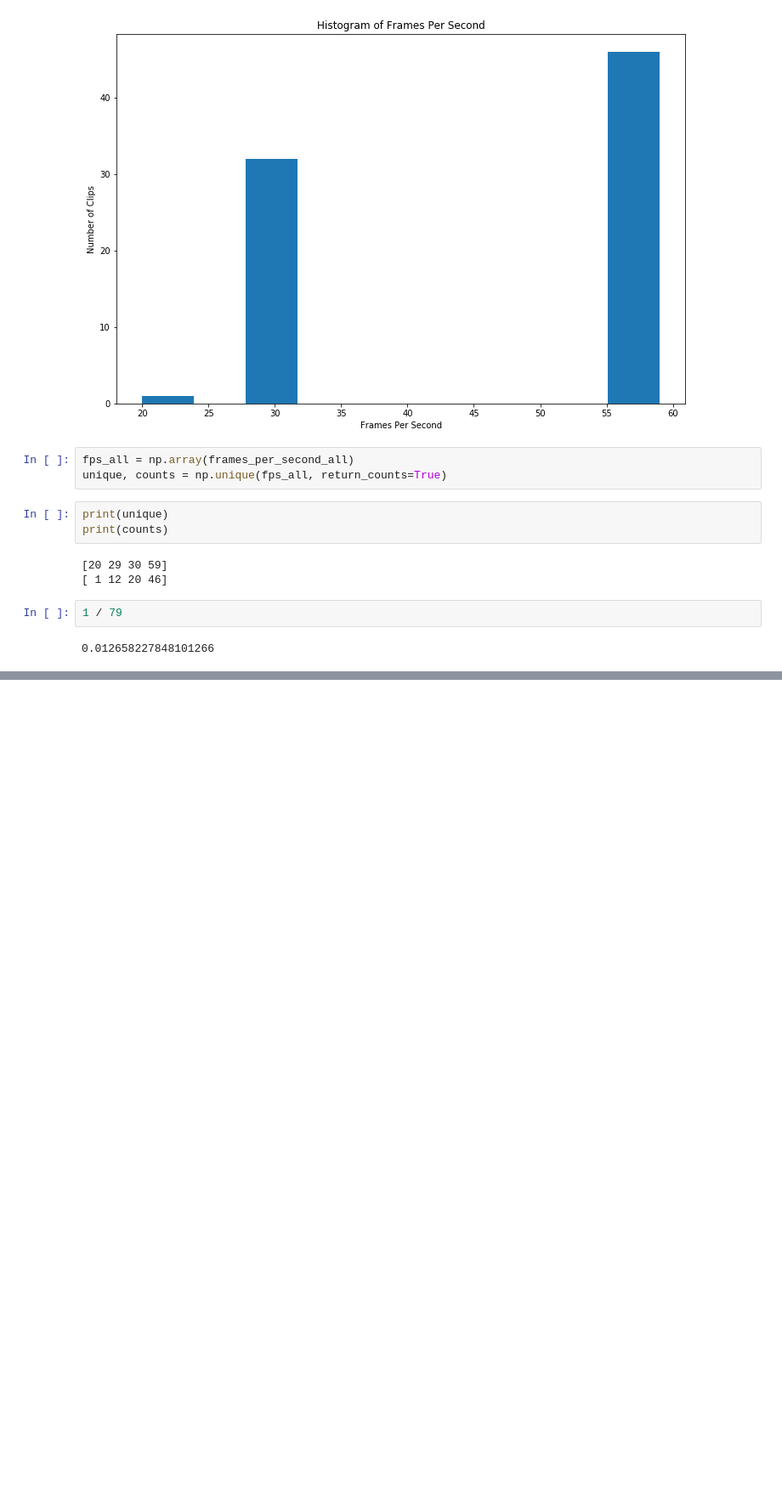
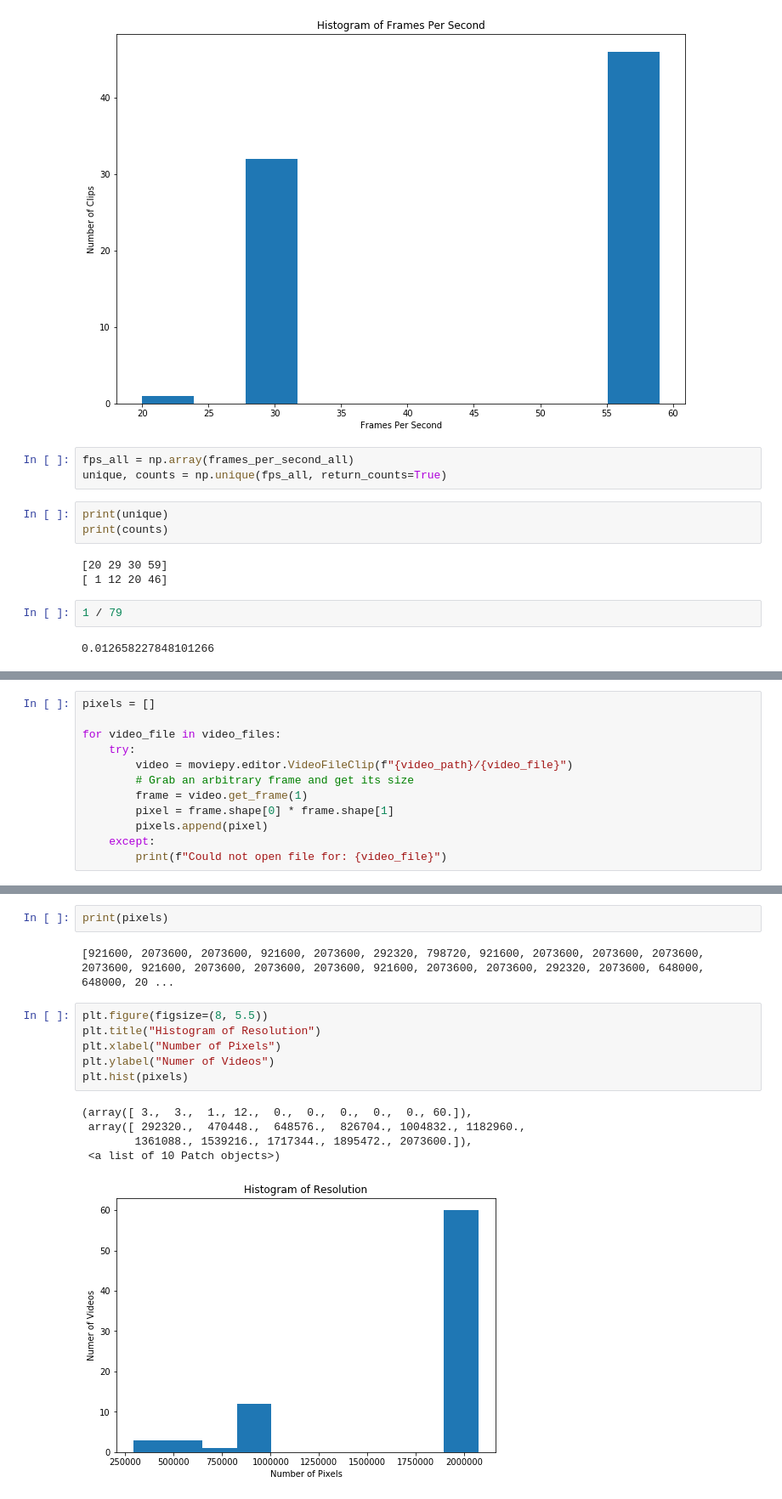
Before and after one commit to iacs-capstone-2020-adoptimize/final_project, a Jupyter notebook: initial_exploration/cats_eda_notebook.ipynb, the cells around one changed output, grey strips where cells are left out. Shown at 85% size. Saved outputs shown, nothing was run; the diff lists cells and outputs as text; blank space fills up the shorter version.

```diff
--- a/initial_exploration/cats_eda_notebook.ipynb
+++ b/initial_exploration/cats_eda_notebook.ipynb
@@ -430,0 +474,12 @@ print(counts)
+# %%
+pixels = []
+
+for video_file in video_files:
+    try:
+        video = moviepy.editor.VideoFileClip(f"{video_path}/{video_file}")
+        # Grab an arbitrary frame and get its size
+        frame = video.get_frame(1)
+        pixel = frame.shape[0] * frame.shape[1]
+        pixels.append(pixel)
+    except:
+        print(f"Could not open file for: {video_file}")
@@ -430,0 +504,16 @@ print(counts)
+# %%
+print(pixels)
+# %% [output]
+[921600, 2073600, 2073600, 921600, 2073600, 292320, 798720, 921600, 2073600, 2073600, 2073600, 2073600, 921600, 2073600, 2073600, 2073600, 921600, 2073600, 2073600, 292320, 2073600, 648000, 648000, 20 ...
+# %%
+plt.figure(figsize=(8, 5.5))
+plt.title("Histogram of Resolution")
+plt.xlabel("Number of Pixels")
+plt.ylabel("Numer of Videos")
+plt.hist(pixels)
+# %% [output]
+(array([ 3.,  3.,  1., 12.,  0.,  0.,  0.,  0.,  0., 60.]),
+ array([ 292320.,  470448.,  648576.,  826704., 1004832., 1182960.,
+        1361088., 1539216., 1717344., 1895472., 2073600.]),
+ <a list of 10 Patch objects>)
+[figure, added]
```
Also changed, not shown: parts of 5 cells of this notebook.
